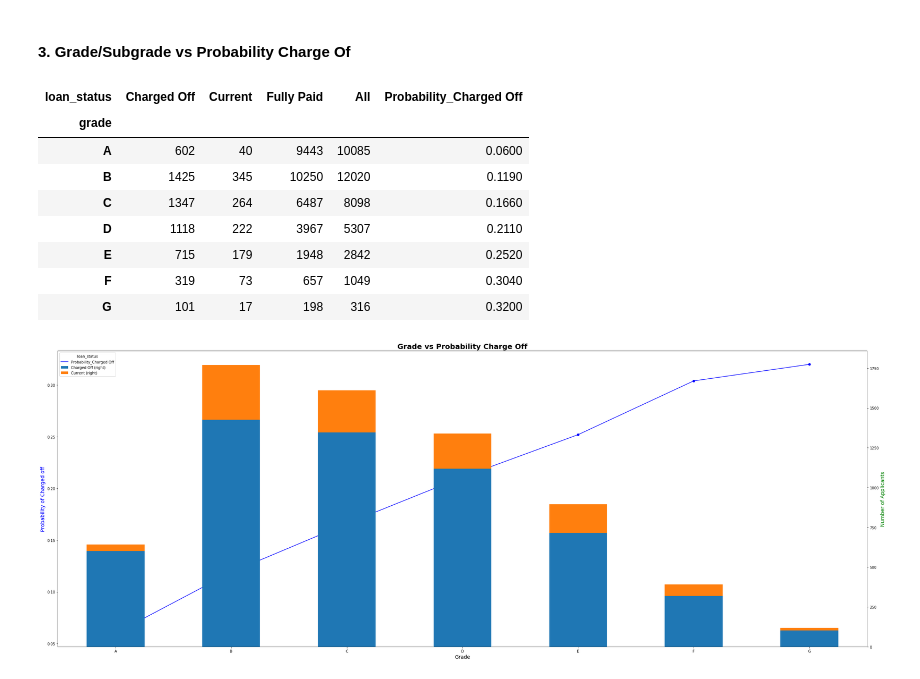
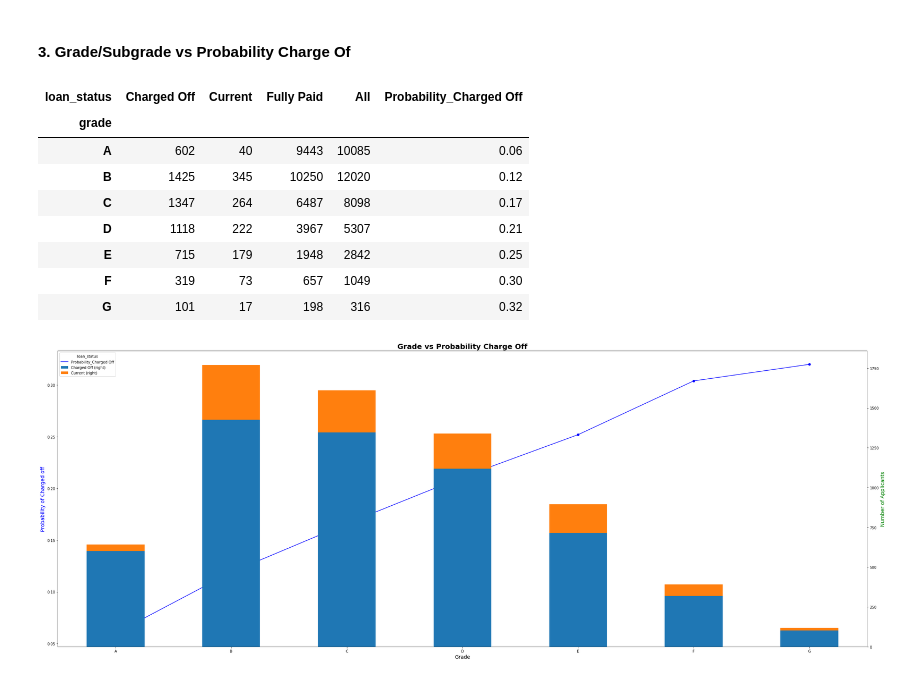
Before and after one commit to bharathtakkalki/lending_club, a Jupyter notebook: Bharath_Takkalki-Copy1.ipynb, the cells around one changed output. Drawn from its saved outputs; the diff is of its cells as text; code cells hidden in the pictures.

```diff
--- a/Bharath_Takkalki-Copy1.ipynb
+++ b/Bharath_Takkalki-Copy1.ipynb
@@ -203,11 +203,10 @@ loan.head()
 | 3 | 1076863 | 10000 | 10000 | 10000.00 | 36 months | 13.49% | 339.31 | C | C1 | ... |
 | 4 | 1075358 | 3000 | 3000 | 3000.00 | 60 months | 12.69% | 67.79 | B | B5 | ... |
 # %%
-#loan.emp_length.fillna('0',inplace=True)
-#loan.emp_length.replace(['n/a'],'Self-Employed',inplace=True)
+#Find out all blanks and replace it with 0 for emp_length field.
+loan.emp_length.fillna('0',inplace=True)
+loan.emp_length.replace(['n/a'],'Self-Employed',inplace=True)
 
-#Find out all blanks and replace it with 0 for emp_length field.
-loan.emp_length.replace(' ', '0', inplace=True)
 loan.head()
 # %% [output]
 |  | id | loan_amnt | funded_amnt | funded_amnt_inv | term | int_rate | installment | grade | sub_grade | ... |
@@ -732,17 +730,17 @@ bivariate_prob(loan,'purpose')
 #### 3. Grade/Subgrade vs Probability Charge Of
 # %%
 grade_vs_probability = create_crosstab(loan,'grade')
-grade
+grade_vs_probability
 # %% [output]
 | loan_status | Charged Off | Current | Fully Paid | All | Probability_Charged Off |
 | grade |  |  |  |  |  |
-| A | 602 | 40 | 9443 | 10085 | 0.0600 |
-| B | 1425 | 345 | 10250 | 12020 | 0.1190 |
-| C | 1347 | 264 | 6487 | 8098 | 0.1660 |
-| D | 1118 | 222 | 3967 | 5307 | 0.2110 |
-| E | 715 | 179 | 1948 | 2842 | 0.2520 |
-| F | 319 | 73 | 657 | 1049 | 0.3040 |
-| G | 101 | 17 | 198 | 316 | 0.3200 |
+| A | 602 | 40 | 9443 | 10085 | 0.06 |
+| B | 1425 | 345 | 10250 | 12020 | 0.12 |
+| C | 1347 | 264 | 6487 | 8098 | 0.17 |
+| D | 1118 | 222 | 3967 | 5307 | 0.21 |
+| E | 715 | 179 | 1948 | 2842 | 0.25 |
+| F | 319 | 73 | 657 | 1049 | 0.30 |
+| G | 101 | 17 | 198 | 316 | 0.32 |
 # %%
 bivariate_prob(loan,'grade')
 bivariate_prob(df =loan,col ='sub_grade')
```
Also changed, not shown: parts of 20 cells of this notebook.
